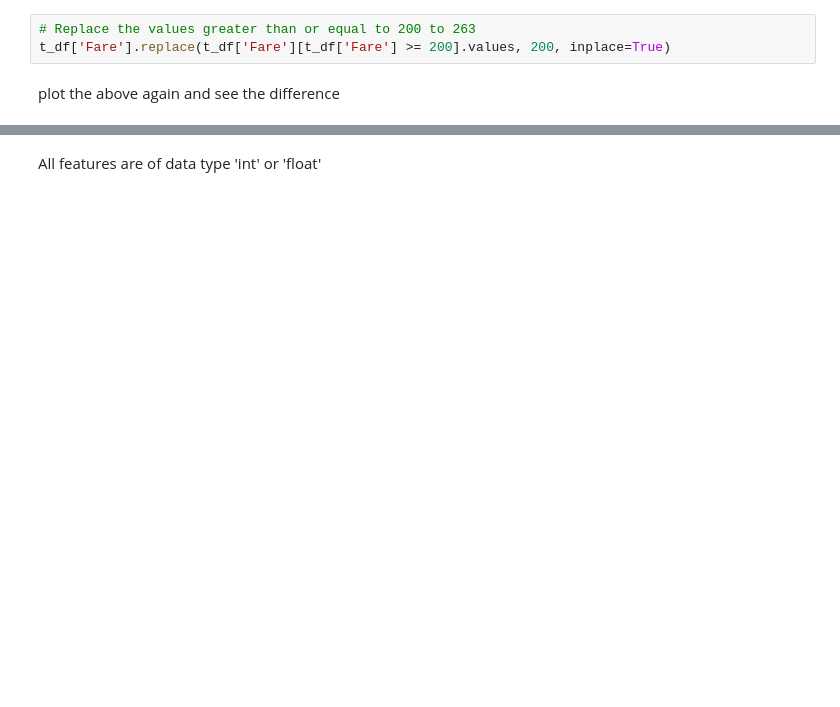
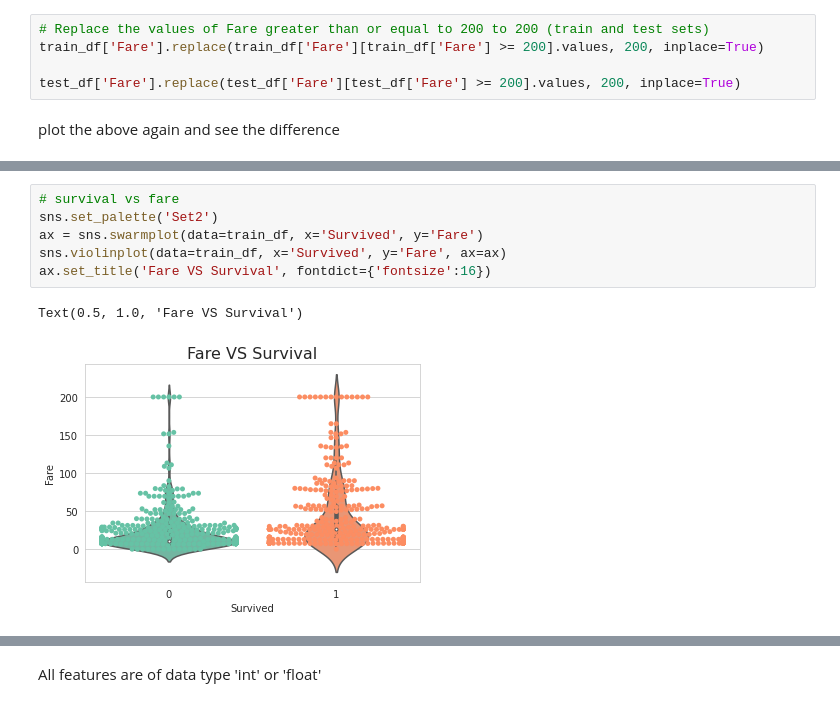
Before and after one commit to hikmatullah-mohammadi/titanic-survival-prediction, a Jupyter notebook: titanic-survival-prediction.ipynb, the cells around one changed output, grey strips where cells are left out. Saved outputs shown, nothing was run; the diff lists cells and outputs as text; blank space fills up the shorter version.

```diff
--- a/titanic-survival-prediction.ipynb
+++ b/titanic-survival-prediction.ipynb
@@ -279,5 +312,7 @@ There some outliers in 'Fare' feature of which will be taken care in the followi
 # %%
-# Replace the values greater than or equal to 200 to 263
-t_df['Fare'].replace(t_df['Fare'][t_df['Fare'] >= 200].values, 200, inplace=True)
+# Replace the values of Fare greater than or equal to 200 to 200 (train and test sets)
+train_df['Fare'].replace(train_df['Fare'][train_df['Fare'] >= 200].values, 200, inplace=True)
+
+test_df['Fare'].replace(test_df['Fare'][test_df['Fare'] >= 200].values, 200, inplace=True)
 # %% [markdown]
 plot the above again and see the difference
@@ -535,0 +380,9 @@ dtype: object
+# %%
+# survival vs fare
+sns.set_palette('Set2')
+ax = sns.swarmplot(data=train_df, x='Survived', y='Fare')
+sns.violinplot(data=train_df, x='Survived', y='Fare', ax=ax)
+ax.set_title('Fare VS Survival', fontdict={'fontsize':16})
+# %% [output]
+Text(0.5, 1.0, 'Fare VS Survival')
+[figure, added]
```
Also changed, not shown: parts of 143 cells of this notebook.
